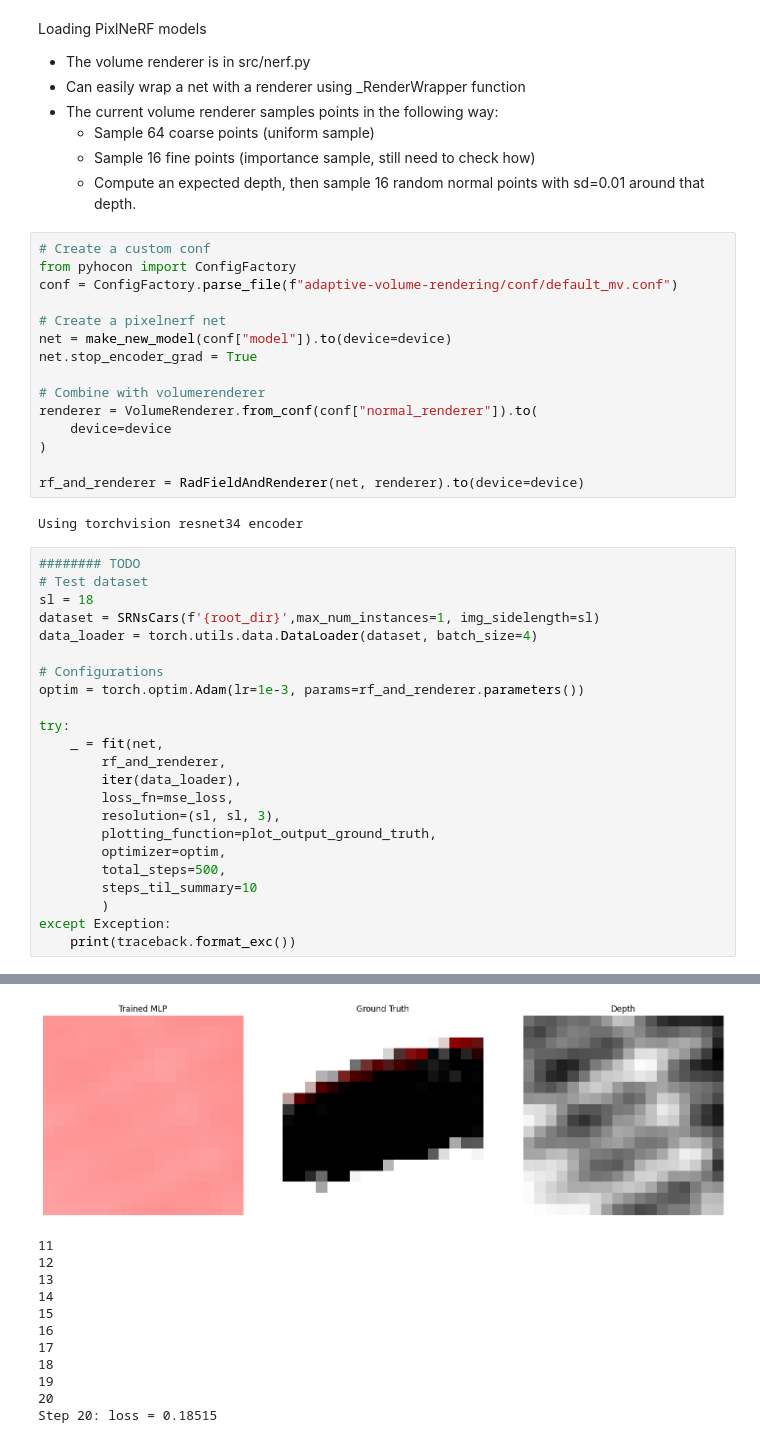
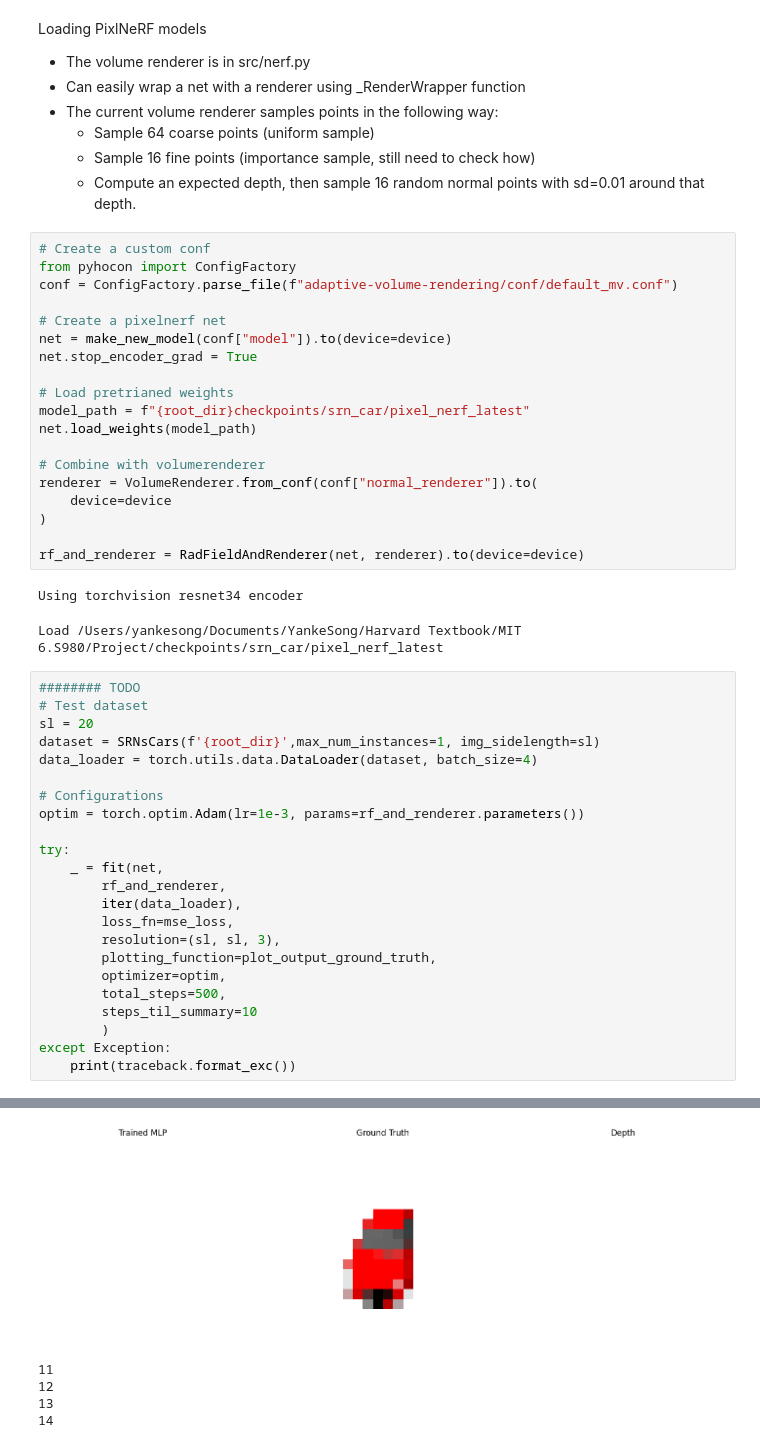
Before and after one commit to yankeesong/adaptive-volume-rendering, a Jupyter notebook: 6S980_Project.ipynb, the cells around one changed output, grey strips where cells are left out. Saved outputs shown, nothing was run; the diff lists cells and outputs as text.

```diff
--- a/6S980_Project.ipynb
+++ b/6S980_Project.ipynb
@@ -145,6 +182,10 @@ conf = ConfigFactory.parse_file(f"adaptive-volume-rendering/conf/default_mv.conf
 net = make_new_model(conf["model"]).to(device=device)
 net.stop_encoder_grad = True
 
+# Load pretrianed weights
+model_path = f"{root_dir}checkpoints/srn_car/pixel_nerf_latest"
+net.load_weights(model_path)
+
 # Combine with volumerenderer
 renderer = VolumeRenderer.from_conf(conf["normal_renderer"]).to(
     device=device
@@ -153,10 +194,11 @@ renderer = VolumeRenderer.from_conf(conf["normal_renderer"]).to(
 rf_and_renderer = RadFieldAndRenderer(net, renderer).to(device=device)
 # %% [output]
 Using torchvision resnet34 encoder
+Load /Users/yankesong/Documents/YankeSong/Harvard Textbook/MIT 6.S980/Project/checkpoints/srn_car/pixel_nerf_latest
 # %%
 ######## TODO
 # Test dataset
-sl = 18
+sl = 20
 dataset = SRNsCars(f'{root_dir}',max_num_instances=1, img_sidelength=sl)
 data_loader = torch.utils.data.DataLoader(dataset, batch_size=4)
 
@@ -194,12 +236,5 @@ Step 10: loss = 0.22713
-[figure, old version]
+[figure, new version]
 11
 12
 13
 14
-15
-16
-17
-18
-19
-20
-Step 20: loss = 0.18515
```
Also changed, not shown: parts of 10 cells of this notebook, 5 other files.
